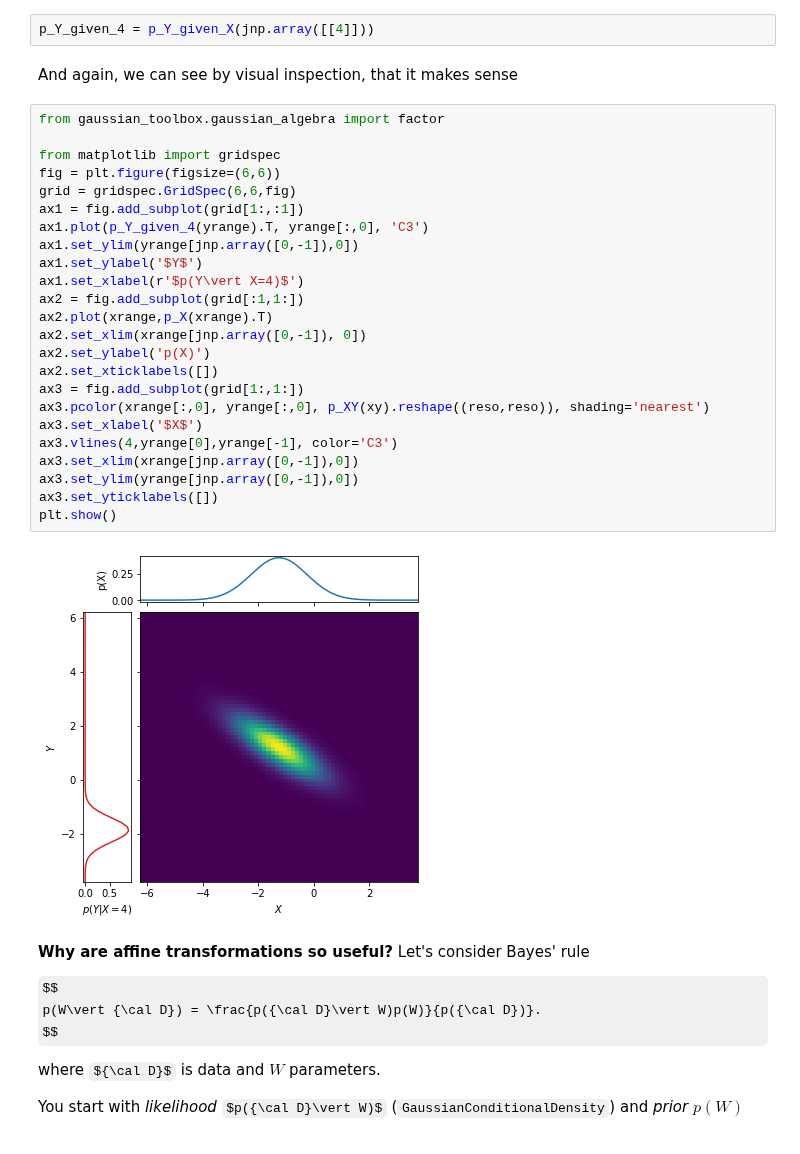
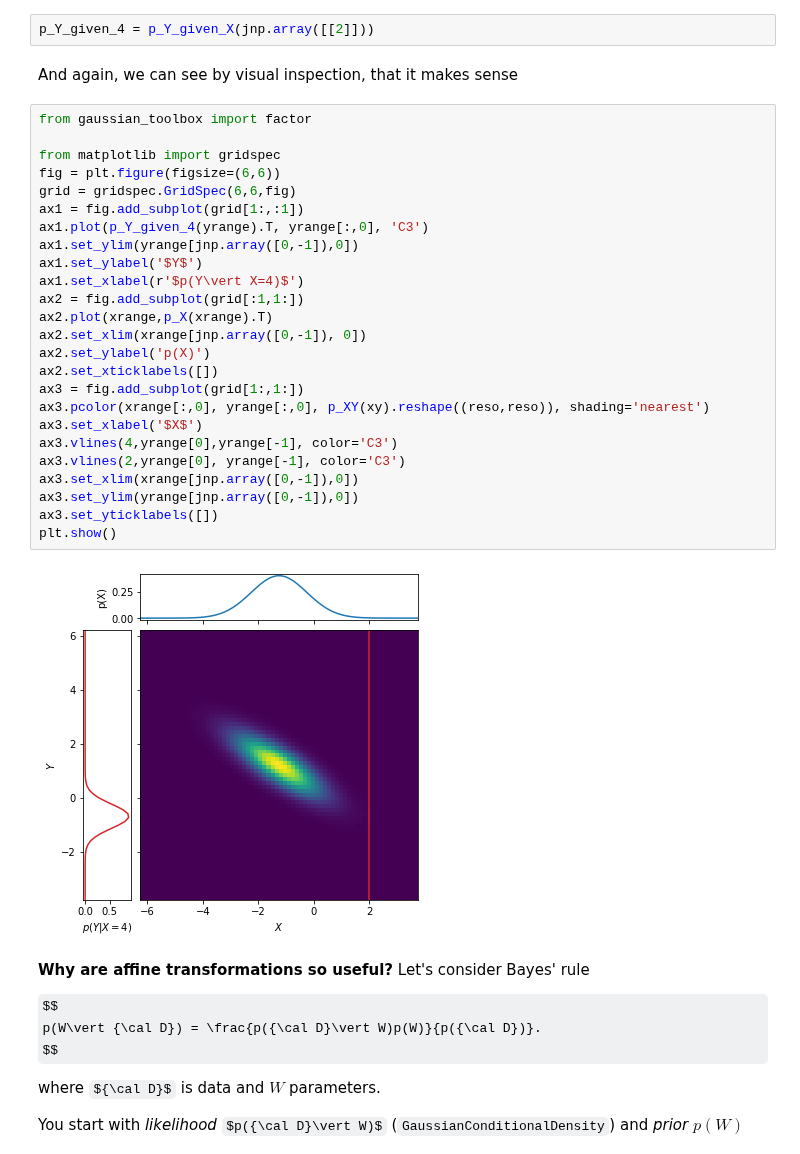
Before and after one commit to christiando/gaussian-toolbox, a Jupyter notebook: docs/source/notebooks/affine_transforms.ipynb, the cells around one changed output. Drawn from its saved outputs; the diff is of its cells as text; some formulas as TeX source.

```diff
--- a/docs/source/notebooks/affine_transforms.ipynb
+++ b/docs/source/notebooks/affine_transforms.ipynb
@@ -105,35 +105,36 @@ As we see, the transformation is consistent.
 
 Sometimes, we also which to condition on some specific value, i.e. $p(Y\vert X=x)$ which transforms the `ConditionalGaussianPDF` again in a `GaussianPDF`. Let's condition $p(X\vert Y=4)$.
 # %%
-p_Y_given_4 = p_Y_given_X(jnp.array([[4]]))
+p_Y_given_4 = p_Y_given_X(jnp.array([[2]]))
 # %% [markdown]
 And again, we can see by visual inspection, that it makes sense
 # %%
-from gaussian_toolbox.gaussian_algebra import factor
+from gaussian_toolbox import factor
 
 from matplotlib import gridspec
 fig = plt.figure(figsize=(6,6))
 grid = gridspec.GridSpec(6,6,fig)
 ax1 = fig.add_subplot(grid[1:,:1])
 ax1.plot(p_Y_given_4(yrange).T, yrange[:,0], 'C3')
 ax1.set_ylim(yrange[jnp.array([0,-1]),0])
 ax1.set_ylabel('$Y$')
 ax1.set_xlabel(r'$p(Y\vert X=4)$')
 ax2 = fig.add_subplot(grid[:1,1:])
 ax2.plot(xrange,p_X(xrange).T)
 ax2.set_xlim(xrange[jnp.array([0,-1]), 0])
 ax2.set_ylabel('p(X)')
 ax2.set_xticklabels([])
 ax3 = fig.add_subplot(grid[1:,1:])
 ax3.pcolor(xrange[:,0], yrange[:,0], p_XY(xy).reshape((reso,reso)), shading='nearest')
 ax3.set_xlabel('$X$')
 ax3.vlines(4,yrange[0],yrange[-1], color='C3')
+ax3.vlines(2,yrange[0], yrange[-1], color='C3')
 ax3.set_xlim(xrange[jnp.array([0,-1]),0])
 ax3.set_ylim(yrange[jnp.array([0,-1]),0])
 ax3.set_yticklabels([])
 plt.show()
 # %% [output]
-[figure, old version]
+[figure, new version]
 # %% [markdown]
 __Why are affine transformations so useful?__ Let's consider Bayes' rule
 
```
Also changed, not shown: parts of 3 cells of this notebook, 28 other files.
